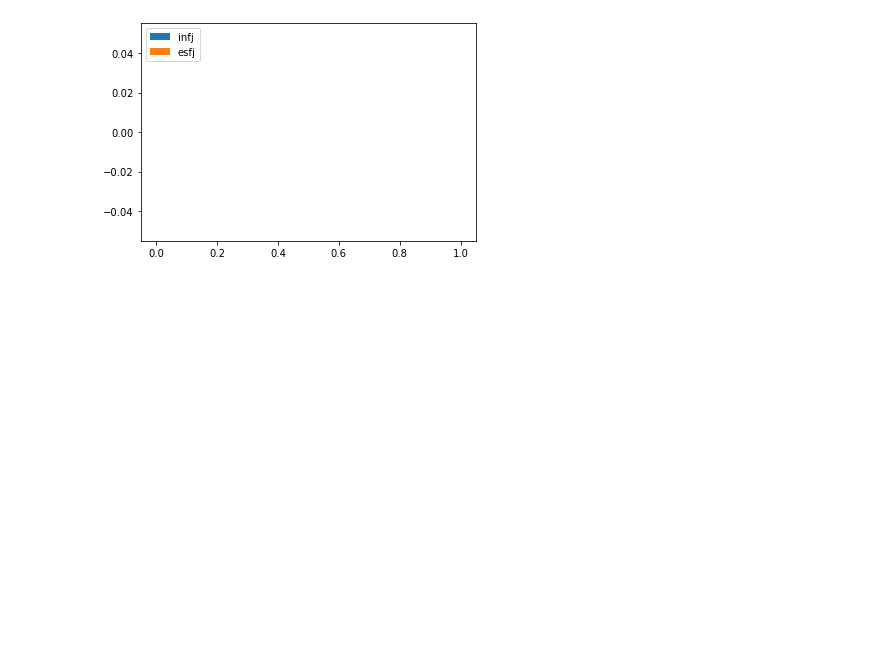
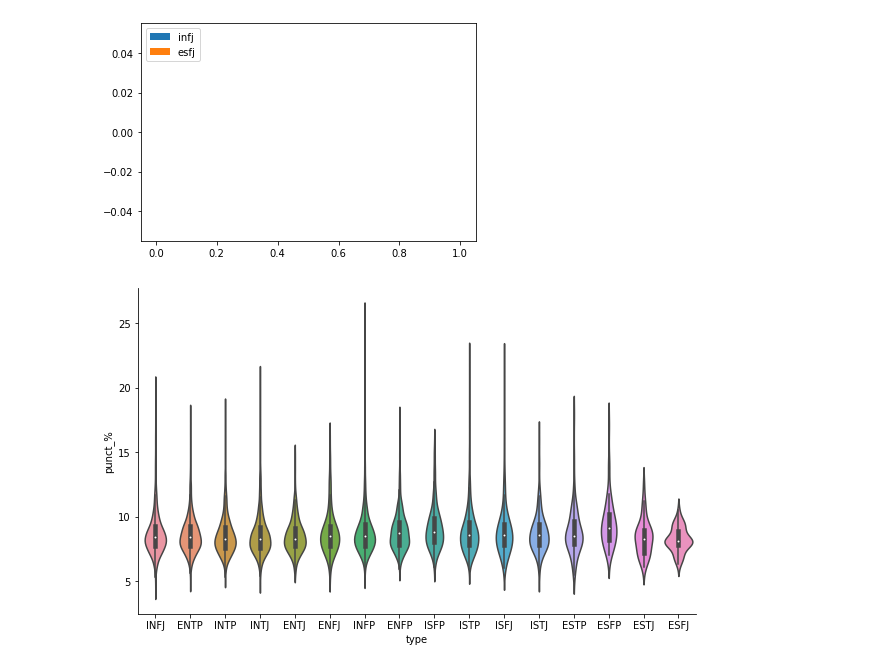
Before and after one commit to andrewzee23/personality_prediction, a Jupyter notebook: kristina/data_cleaning_v2.ipynb, the cells around one changed output. Cells and saved outputs as stored; diff of their text form; code cells hidden in the pictures; blank space fills up the shorter version.

Commit message:
adding violin plots

```diff
--- a/kristina/data_cleaning_v2.ipynb
+++ b/kristina/data_cleaning_v2.ipynb
@@ -78,3 +98,13 @@ plt.legend(loc = 'upper left')
 plt.show()
 # %% [output]
 [figure]
+# %%
+fig, ax = plt.subplots()
+
+fig.set_size_inches(10, 6)
+ax = sns.violinplot(x='type', y='punct_%', data=data)
+sns.despine()
+#sns.catplot(x='type', y='avg_post_len', kind="swarm", data=data)
+fig.savefig('violin_punct.png')
+# %% [output]
+[figure, added]
```
Also changed, not shown: parts of 5 cells of this notebook, 3 other files.
